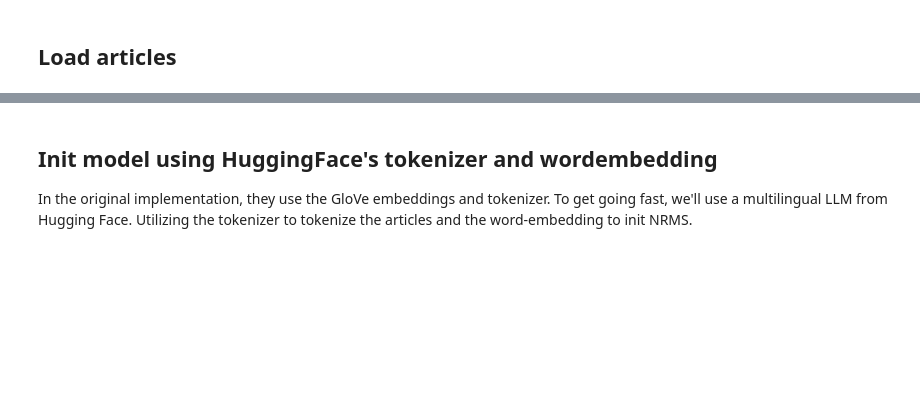
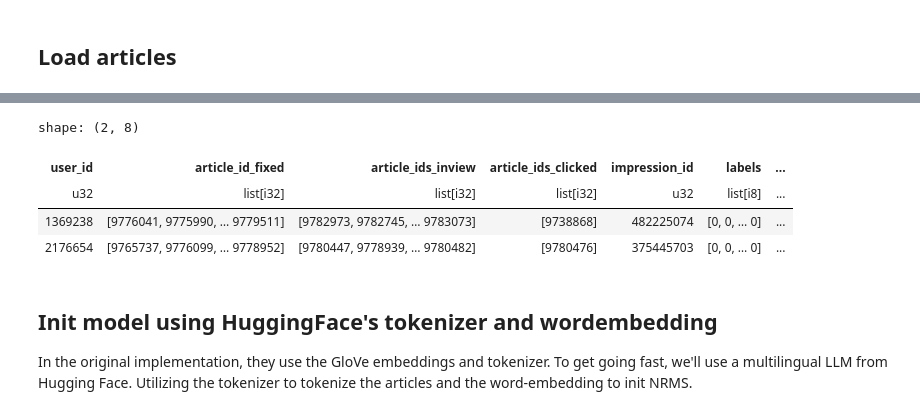
Before and after one commit to s204619/DeepL-Project, a Jupyter notebook: ebnerd-benchmark-copy/src/nrms_ebnerd.ipynb, the cells around one changed output, grey strips where cells are left out. Drawn from its saved outputs; the diff is of its cells as text; code cells hidden in the pictures; blank space fills up the shorter version.

```diff
--- a/ebnerd-benchmark-copy/src/nrms_ebnerd.ipynb
+++ b/ebnerd-benchmark-copy/src/nrms_ebnerd.ipynb
@@ -159,3 +238,66 @@ shape: (2, 21)
+# %%
+# Convert polars DataFrame to pandas
+df_validation = df_validation.to_pandas()
+
+# Create a mapping dictionary from article_id to last_modified_time
+article_time_dict = df_articles.select(
+    "article_id",
+    "published_time"
+).to_dict(as_series=False)
+article_time_dict = dict(zip(
+    article_time_dict["article_id"],
+    article_time_dict["published_time"]
+))
+
+# Create a function to map article IDs to their timestamps
+def get_article_times(article_ids):
+    return [article_time_dict.get(aid, None) for aid in article_ids]
+
+# Add new column with the published-time
+df_validation["inview_article_times"] = df_validation["article_ids_inview"].apply(get_article_times)
+
+#add new column with the last publish_time for the clicked article
+df_validation["clicked_article_time"] = df_validation["article_ids_clicked"].apply(get_article_times)
+
+# Create a function to calculate hour differences
+def calculate_hour_differences(impression_time, article_times):
+        # If article_times is a single value (for clicked articles)
+    if not isinstance(article_times, list):
+        if article_times is None:
+            return None
+        return (impression_time - article_times).total_seconds() / 3600
+
+    # If article_times is a list (for inview articles)
+    differences = [(impression_time - article_time).total_seconds() / 3600
+                  if article_time is not None else None
+                  for article_time in article_times]
+    return differences
+
+# Use for inview articles
+df_validation['inview_hour_differences'] = df_validation.apply(
+    lambda row: calculate_hour_differences(row['impression_time'], row['inview_article_times']),
+    axis=1
+)
+
+# Use for clicked article
+df_validation['clicked_hour_difference'] = df_validation.apply(
+   lambda row: calculate_hour_differences(row['impression_time'], row['clicked_article_time']),
+   axis=1
+)
+
+#drop columns with the time
+df_validation = df_validation.drop(['inview_article_times', 'clicked_article_time','impression_time'], axis=1)
+
+
+df_validation = pl.from_pandas(df_validation)
+
+df_validation.head(2)
+# %% [output]
+shape: (2, 8)
+| user_id | article_id_fixed | article_ids_inview | article_ids_clicked | impression_id | labels | ... |
+| u32 | list[i32] | list[i32] | list[i32] | u32 | list[i8] | ... |
+| 1369238 | [9776041, 9775990, … 9779511] | [9782973, 9782745, … 9783073] | [9738868] | 482225074 | [0, 0, … 0] | ... |
+| 2176654 | [9765737, 9776099, … 9778952] | [9780447, 9778939, … 9780482] | [9780476] | 375445703 | [0, 0, … 0] | ... |
 # %% [markdown]
 ## Init model using HuggingFace's tokenizer and wordembedding
 In the original implementation, they use the GloVe embeddings and tokenizer. To get going fast, we'll use a multilingual LLM from Hugging Face.
```
Also changed, not shown: parts of 17 cells of this notebook, 2 other files.
